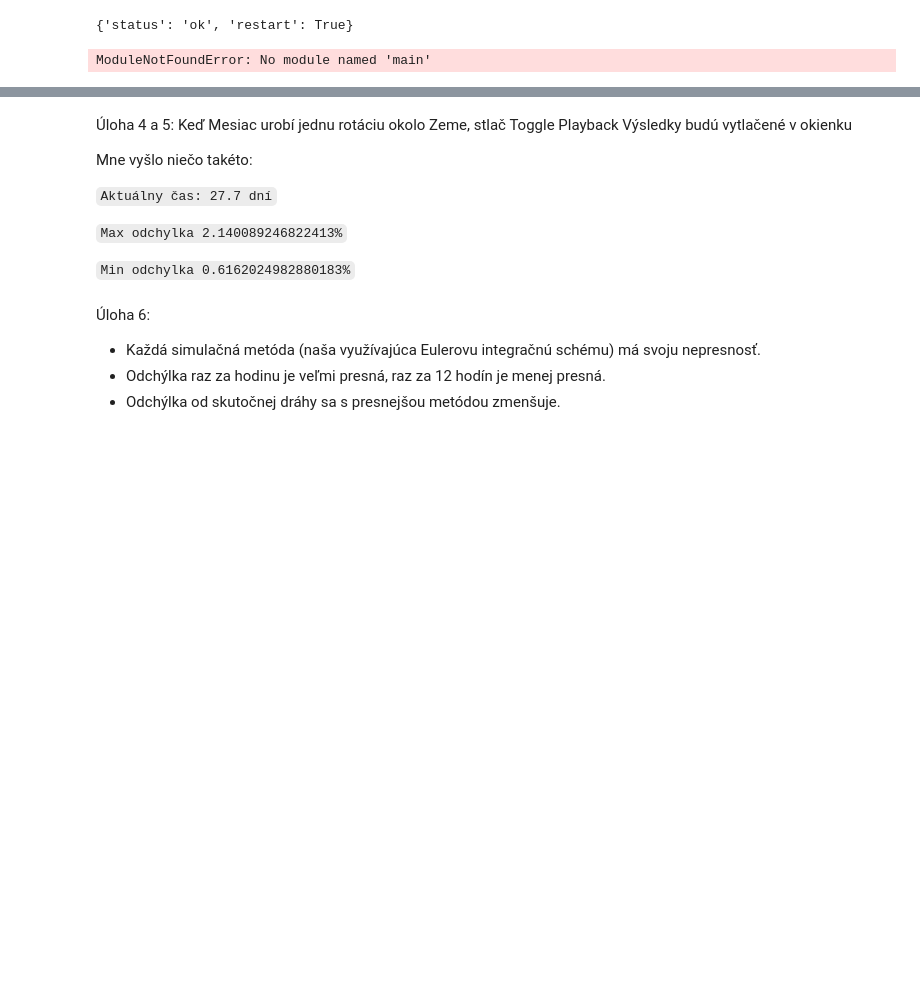
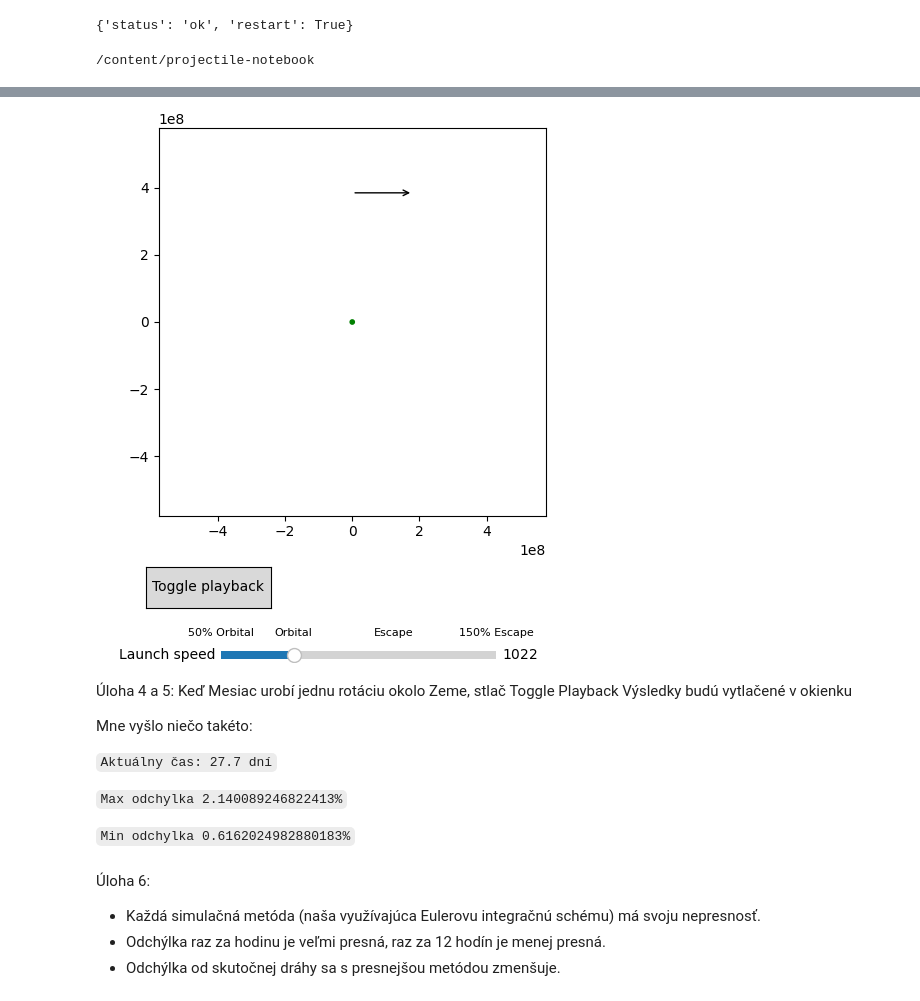
Before and after one commit to ElectricPulse/projectile-notebook, a Jupyter notebook: index.ipynb, the cells around one changed output, grey strips where cells are left out. Saved outputs shown, nothing was run; the diff lists cells and outputs as text; code cells hidden in the pictures; blank space fills up the shorter version.

```diff
--- a/index.ipynb
+++ b/index.ipynb
@@ -6,12 +14,12 @@ get_ipython().kernel.do_shutdown(restart=True)
 # %% [output]
 {'status': 'ok', 'restart': True}
 # %%
+%cd /content/projectile-notebook
 from google.colab import output
 output.enable_custom_widget_manager()
 
-!cd /content/projectile-notebook
 %matplotlib ipympl
 from main import main
-main(False)
+main(True)
 # %% [output]
-ModuleNotFoundError: No module named 'main'
+/content/projectile-notebook
@@ -18,3 +27,4 @@ ModuleNotFoundError: No module named 'main'
+[figure, added]
 # %% [markdown]
 Úloha 4 a 5:
 Keď Mesiac urobí jednu rotáciu okolo Zeme, stlač Toggle Playback
```
Also changed, not shown: parts of 3 cells of this notebook.
